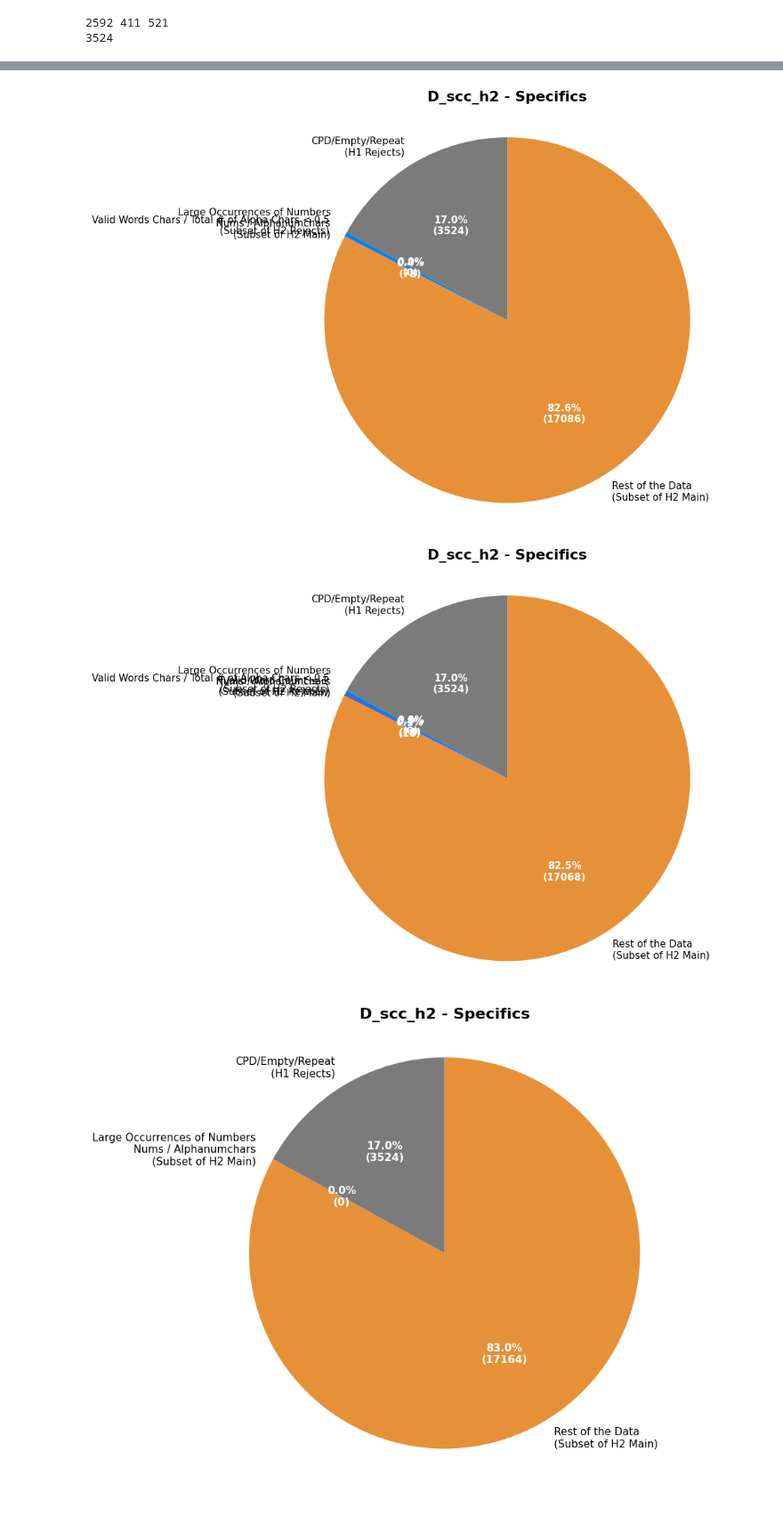
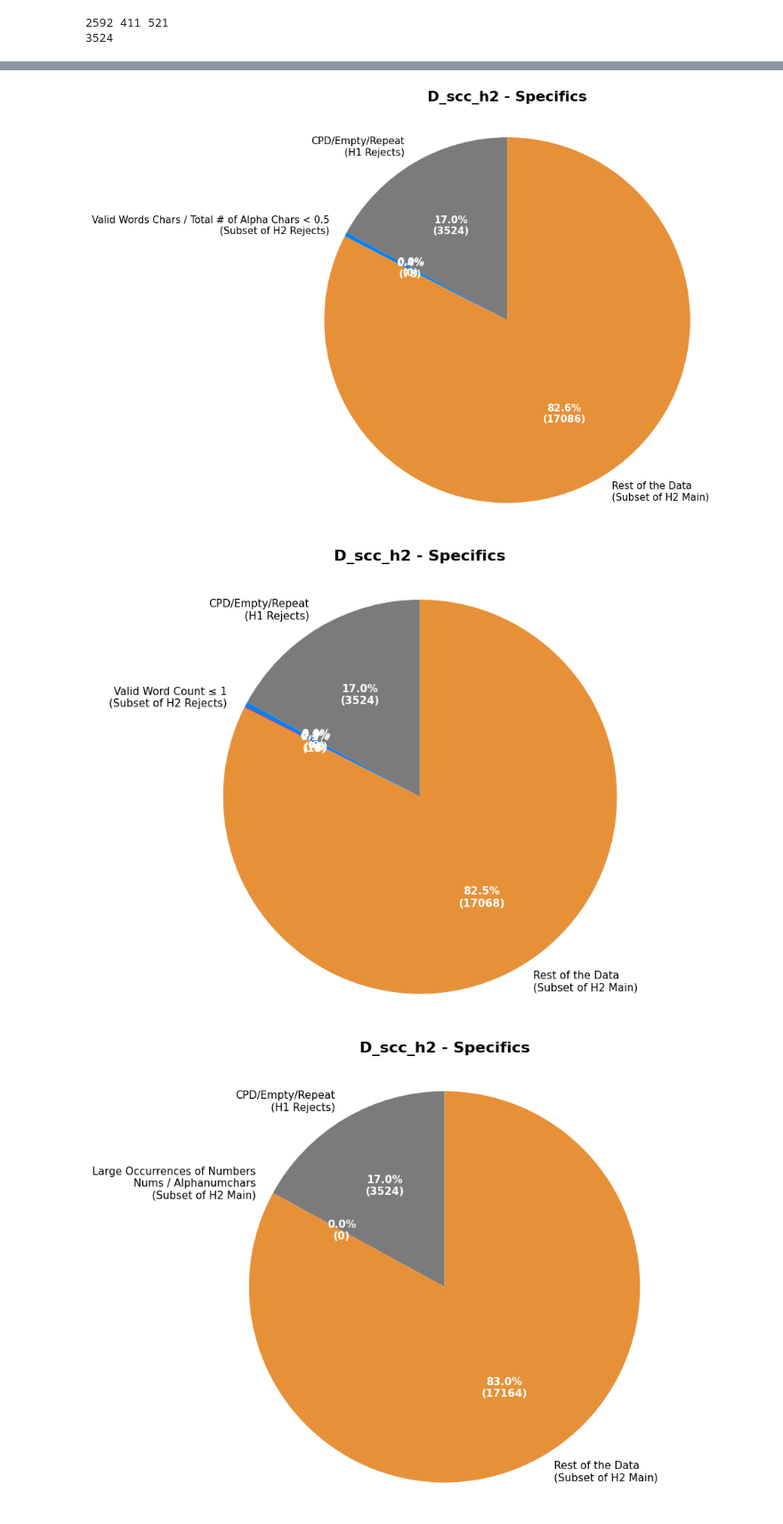
Before and after one commit to UofSCLibraries-DRS/AspireAI_LLM_Project, a Jupyter notebook: data_handling/01-stratify-clean.ipynb, the cells around one changed output, grey strips where cells are left out. Shown at 89% size. Saved outputs shown, nothing was run; the diff lists cells and outputs as text; code cells hidden in the pictures; blank space fills up the shorter version.

```diff
--- a/data_handling/01-stratify-clean.ipynb
+++ b/data_handling/01-stratify-clean.ipynb
@@ -1063,9 +1063,9 @@ See the caveats in the documentation: https://pandas.pydata.org/pandas-docs/stab
   diff_valid_words['diff_valid_words'] = diff_valid_words.apply(list_diff_words, axis=1)
 # %%
 # get sizes from h1 invalid counts (_0, _cpd, _rep)
-df_0 = pd.read_csv(f"../data/{dataset}/split_data/h1_split/D_{dataset[0:3]}_0.csv")
+df_0 = pd.read_csv(f"../data/{dataset}/split_data/h1_split/D_{dataset[0:3]}_empty_transcripts.csv")
 df_cpd = pd.read_csv(f"../data/{dataset}/split_data/h1_split/D_{dataset[0:3]}_cpd.csv")
-df_rep = pd.read_csv(f"../data/{dataset}/split_data/h1_split/D_{dataset[0:3]}_rep.csv")
+df_rep = pd.read_csv(f"../data/{dataset}/split_data/h1_split/D_{dataset[0:3]}_repeated_transcripts.csv")
 
 df_0_len = len(df_0)
 df_cpd_len = len(df_cpd)
@@ -1089,7 +1089,7 @@ r2_part_2 = len(r2)
 rest = len(valid) + r2_part_2 + r2_part_1  # orange
 
 # data
-categories = ['CPD/Empty/Repeat\n(H1 Rejects)', 'Large Occurrences of Numbers\nNums / Alphanumchars\n(Subset of H2 Main)', 'Rest of the Data\n(Subset of H2 Main)']
+categories = ['CPD/Empty/Repeat\n(H1 Rejects)', 'Large Occurrences of Numbers\nNums / Alphanumchars\n(Good transcripts - Subset of H2 Main)', 'Rest of the Data\n(Subset of H2 Main)']
 values = [round_one_iso, num_sep_r, rest]
 
 fig, ax = plt.subplots(figsize=(10, 7))
@@ -1117,7 +1117,8 @@ r2_part_2 = len(r2)
 rest = len(valid) + r2_part_2  # orange
 
 # data
-categories = ['CPD/Empty/Repeat\n(H1 Rejects)', 'Large Occurrences of Numbers\nNums / Alphanumchars\n(Subset of H2 Main)', 'Valid Words Chars / Total # of Alpha Chars < 0.5\n(Subset of H2 Rejects)', 'Rest of the Data\n(Subset of H2 Main)']
+# categories = ['CPD/Empty/Repeat\n(H1 Rejects)', 'Large Occurrences of Numbers\nNums / Alphanumchars\n(Good transcripts - Subset of H2 Main)', 'Valid Words Chars / Total # of Alpha Chars < 0.5\n(Subset of H2 Rejects)', 'Rest of the Data\n(Subset of H2 Main)']
+categories = ['CPD/Empty/Repeat\n(H1 Rejects)', '', 'Valid Words Chars / Total # of Alpha Chars < 0.5\n(Subset of H2 Rejects)', 'Rest of the Data\n(Subset of H2 Main)']
 values = [round_one_iso, num_sep_r, r2_part_1, rest]
 
 fig, ax = plt.subplots(figsize=(10, 7))
@@ -1145,7 +1146,8 @@ r2_part_2 = len(r2)
 rest = len(valid) # orange
 
 # data
-categories = ['CPD/Empty/Repeat\n(H1 Rejects)', 'Large Occurrences of Numbers\nNums / Alphanumchars\n(Subset of H2 Main)', 'Valid Words Chars / Total # of Alpha Chars < 0.5\n(Subset of H2 Rejects)', 'Valid Word Count ≤ 1\n(Subset of H2 Rejects)', 'Rest of the Data\n(Subset of H2 Main)']
+categories = ['CPD/Empty/Repeat\n(H1 Rejects)', 'Large Occurrences of Numbers\nNums / Alphanumchars\n(Good transcripts - Subset of H2 Main)', 'Valid Words Chars / Total # of Alpha Chars < 0.5\n(Subset of H2 Rejects)', 'Valid Word Count ≤ 1\n(Subset of H2 Rejects)', 'Rest of the Data\n(Subset of H2 Main)']
+categories = ['CPD/Empty/Repeat\n(H1 Rejects)', '', '', 'Valid Word Count ≤ 1\n(Subset of H2 Rejects)', 'Rest of the Data\n(Subset of H2 Main)']
 values = [round_one_iso, num_sep_r, r2_part_1, r2_part_2, rest]
 
 # Create pie chart
@@ -1178,5 +1180,5 @@ plt.tight_layout()
-[figure, old version]
+[figure, new version]
-[figure, old version]
+[figure, new version]
 # %%
 # round 1 = H1
 # round 2 pie chart
```
Also changed, not shown: parts of 4 cells of this notebook, 5 other files.
